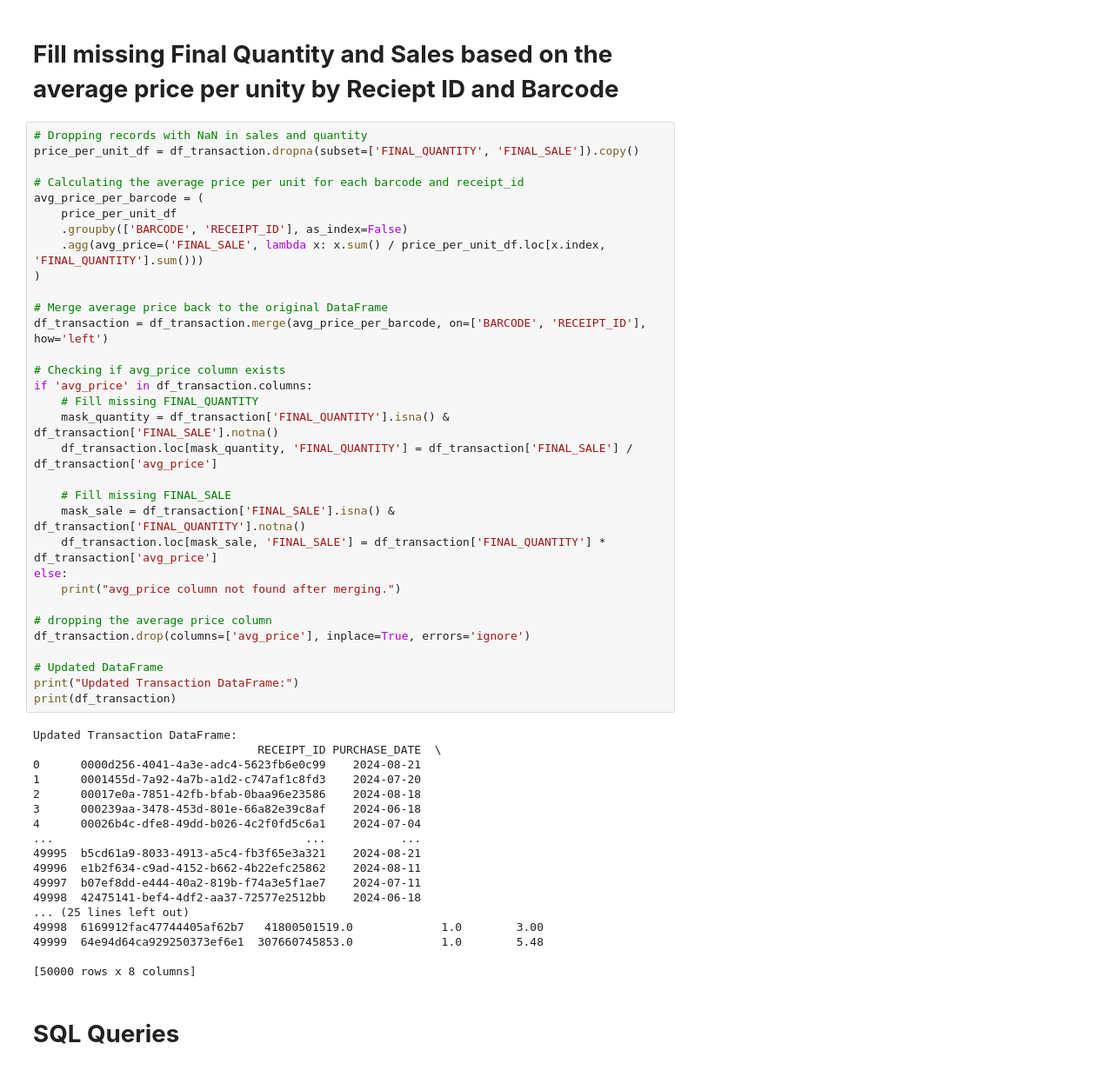
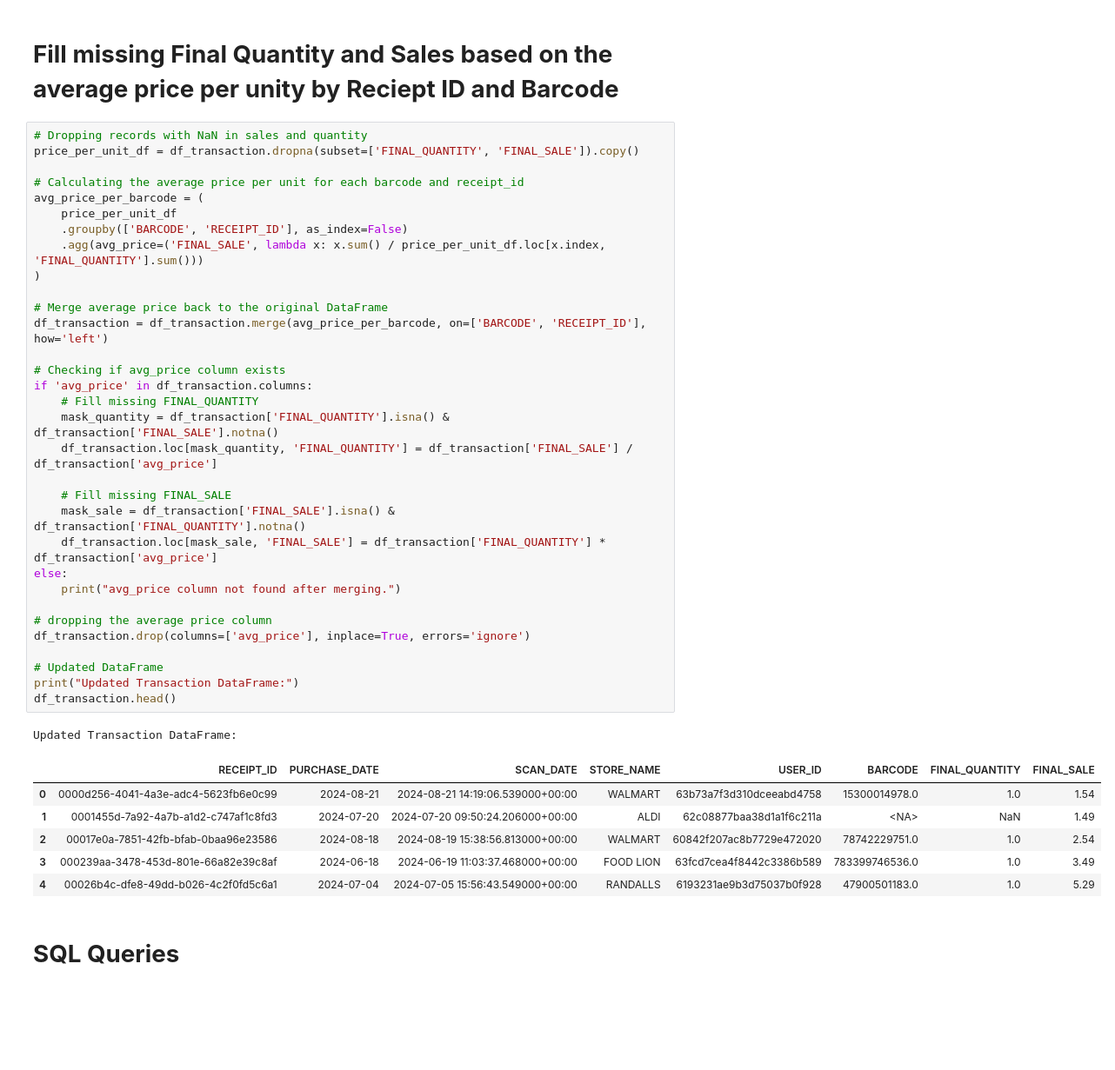
Before and after one commit to DeepshikhaUTD/Fetch_Rewards, a Jupyter notebook: Fetch_TakeHome_Test.ipynb, the cells around one changed output. Shown: that part at 87% size. Drawn from its saved outputs; the diff is of its cells as text; blank space fills up the shorter version.

```diff
--- a/Fetch_TakeHome_Test.ipynb
+++ b/Fetch_TakeHome_Test.ipynb
@@ -455,50 +416,40 @@ price_per_unit_df = df_transaction.dropna(subset=['FINAL_QUANTITY', 'FINAL_SALE'
 
 # Calculating the average price per unit for each barcode and receipt_id
 avg_price_per_barcode = (
     price_per_unit_df
     .groupby(['BARCODE', 'RECEIPT_ID'], as_index=False)
     .agg(avg_price=('FINAL_SALE', lambda x: x.sum() / price_per_unit_df.loc[x.index, 'FINAL_QUANTITY'].sum()))
 )
 
 # Merge average price back to the original DataFrame
 df_transaction = df_transaction.merge(avg_price_per_barcode, on=['BARCODE', 'RECEIPT_ID'], how='left')
 
 # Checking if avg_price column exists
 if 'avg_price' in df_transaction.columns:
     # Fill missing FINAL_QUANTITY
     mask_quantity = df_transaction['FINAL_QUANTITY'].isna() & df_transaction['FINAL_SALE'].notna()
     df_transaction.loc[mask_quantity, 'FINAL_QUANTITY'] = df_transaction['FINAL_SALE'] / df_transaction['avg_price']
 
     # Fill missing FINAL_SALE
     mask_sale = df_transaction['FINAL_SALE'].isna() & df_transaction['FINAL_QUANTITY'].notna()
     df_transaction.loc[mask_sale, 'FINAL_SALE'] = df_transaction['FINAL_QUANTITY'] * df_transaction['avg_price']
 else:
     print("avg_price column not found after merging.")
 
 # dropping the average price column
 df_transaction.drop(columns=['avg_price'], inplace=True, errors='ignore')
 
 # Updated DataFrame
 print("Updated Transaction DataFrame:")
-print(df_transaction)
+df_transaction.head()
 # %% [output]
 Updated Transaction DataFrame:
-                                 RECEIPT_ID PURCHASE_DATE  \
-0      0000d256-4041-4a3e-adc4-5623fb6e0c99    2024-08-21
-1      0001455d-7a92-4a7b-a1d2-c747af1c8fd3    2024-07-20
-2      00017e0a-7851-42fb-bfab-0baa96e23586    2024-08-18
-3      000239aa-3478-453d-801e-66a82e39c8af    2024-06-18
-4      00026b4c-dfe8-49dd-b026-4c2f0fd5c6a1    2024-07-04
-...                                     ...           ...
-49995  b5cd61a9-8033-4913-a5c4-fb3f65e3a321    2024-08-21
-49996  e1b2f634-c9ad-4152-b662-4b22efc25862    2024-08-11
-49997  b07ef8dd-e444-40a2-819b-f74a3e5f1ae7    2024-07-11
-49998  42475141-bef4-4df2-aa37-72577e2512bb    2024-06-18
-... (25 lines left out)
-49998  6169912fac47744405af62b7   41800501519.0             1.0        3.00
-49999  64e94d64ca929250373ef6e1  307660745853.0             1.0        5.48
-
-[50000 rows x 8 columns]
+|  | RECEIPT_ID | PURCHASE_DATE | SCAN_DATE | STORE_NAME | USER_ID | BARCODE | FINAL_QUANTITY | FINAL_SALE |
+| 0 | 0000d256-4041-4a3e-adc4-5623fb6e0c99 | 2024-08-21 | 2024-08-21 14:19:06.539000+00:00 | WALMART | 63b73a7f3d310dceeabd4758 | 15300014978.0 | 1.0 | 1.54 |
+| 1 | 0001455d-7a92-4a7b-a1d2-c747af1c8fd3 | 2024-07-20 | 2024-07-20 09:50:24.206000+00:00 | ALDI | 62c08877baa38d1a1f6c211a | <NA> | NaN | 1.49 |
+| 2 | 00017e0a-7851-42fb-bfab-0baa96e23586 | 2024-08-18 | 2024-08-19 15:38:56.813000+00:00 | WALMART | 60842f207ac8b7729e472020 | 78742229751.0 | 1.0 | 2.54 |
+| 3 | 000239aa-3478-453d-801e-66a82e39c8af | 2024-06-18 | 2024-06-19 11:03:37.468000+00:00 | FOOD LION | 63fcd7cea4f8442c3386b589 | 783399746536.0 | 1.0 | 3.49 |
+| 4 | 00026b4c-dfe8-49dd-b026-4c2f0fd5c6a1 | 2024-07-04 | 2024-07-05 15:56:43.549000+00:00 | RANDALLS | 6193231ae9b3d75037b0f928 | 47900501183.0 | 1.0 | 5.29 |
 # %% [markdown]
 # **SQL Queries**
 # %% [markdown]
```
Also changed, not shown: parts of 5 cells of this notebook.
